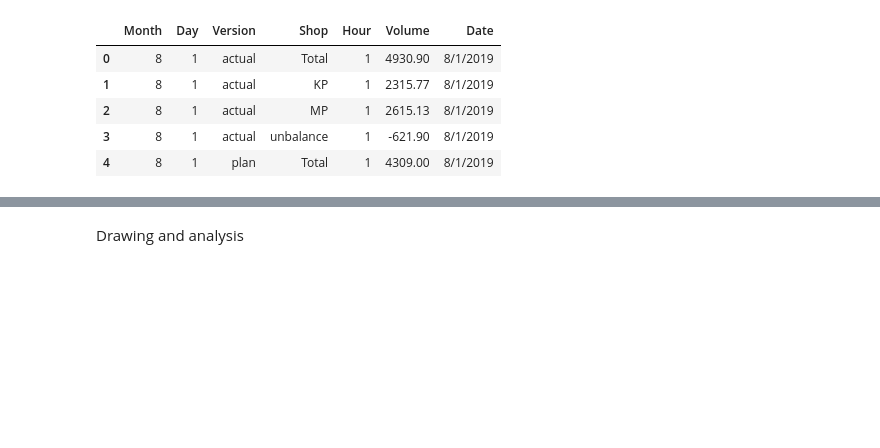
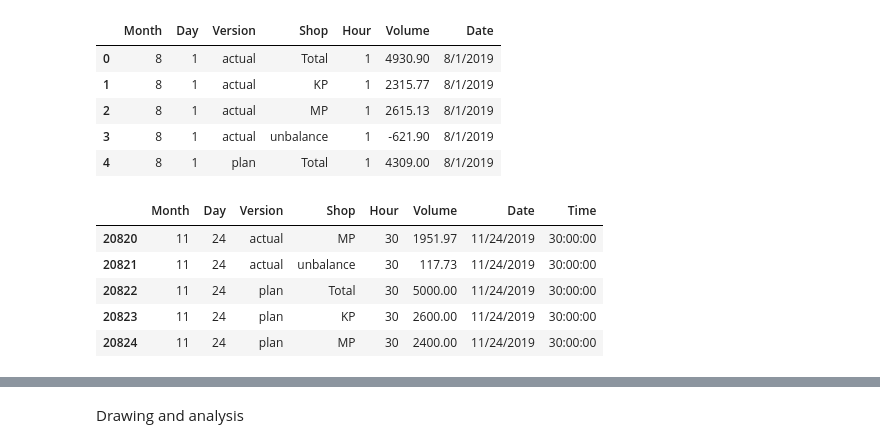
Before and after one commit to denismoroz1981/divd_project, a Jupyter notebook: divd_project.ipynb, the cells around one changed output, grey strips where cells are left out. Cells and saved outputs as stored; diff of their text form; code cells hidden in the pictures; blank space fills up the shorter version.

```diff
--- a/divd_project.ipynb
+++ b/divd_project.ipynb
@@ -26,3 +28,13 @@ df.head()
 | 4 | 8 | 1 | plan | Total | 1 | 4309.00 | 8/1/2019 |
 # %%
 df["Time"]=df["Hour"].astype(str)+":00:00"
+# %%
+df=df.dropna()
+df.tail()
+# %% [output]
+|  | Month | Day | Version | Shop | Hour | Volume | Date | Time |
+| 20820 | 11 | 24 | actual | MP | 30 | 1951.97 | 11/24/2019 | 30:00:00 |
+| 20821 | 11 | 24 | actual | unbalance | 30 | 117.73 | 11/24/2019 | 30:00:00 |
+| 20822 | 11 | 24 | plan | Total | 30 | 5000.00 | 11/24/2019 | 30:00:00 |
+| 20823 | 11 | 24 | plan | KP | 30 | 2600.00 | 11/24/2019 | 30:00:00 |
+| 20824 | 11 | 24 | plan | MP | 30 | 2400.00 | 11/24/2019 | 30:00:00 |
```
Also changed, not shown: parts of 9 cells of this notebook.
